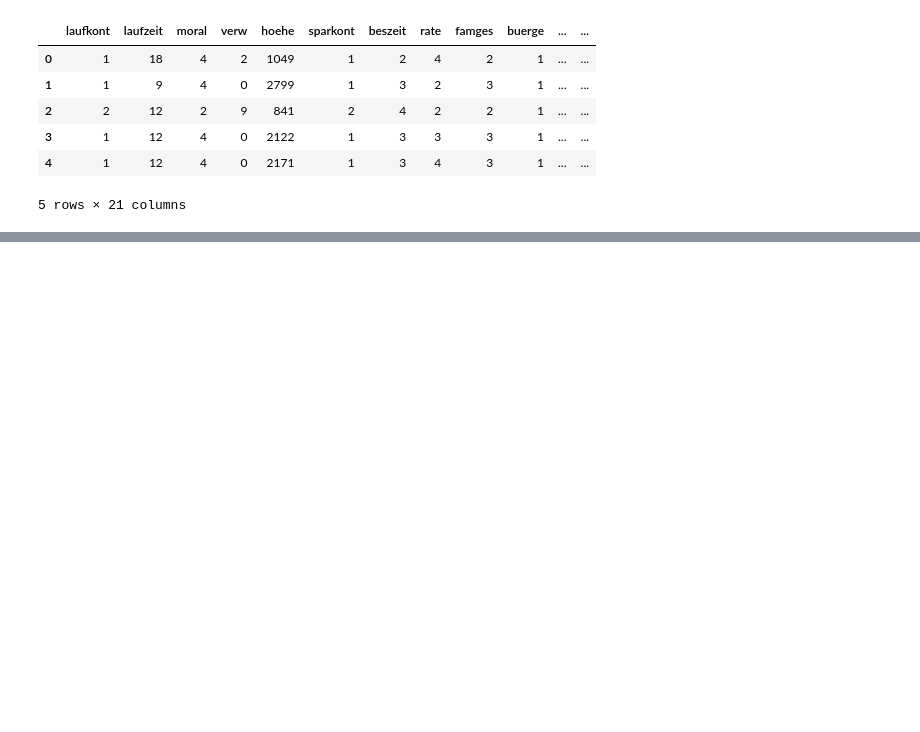
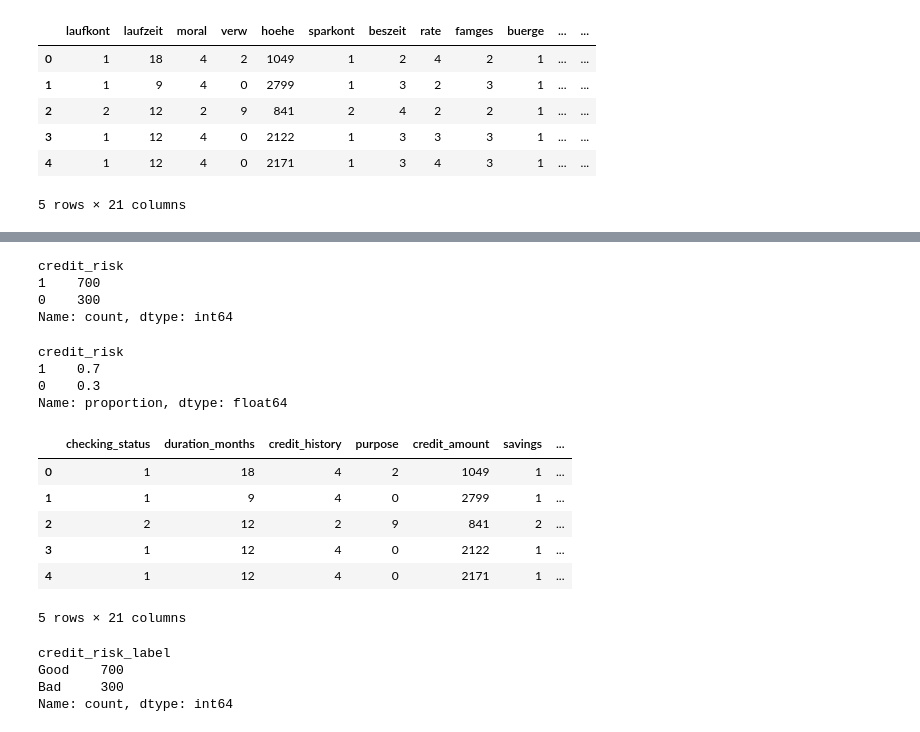
Before and after one commit to miahaa/credit-risk-analytics, a Jupyter notebook: notebooks/01_data_cleaning.ipynb, the cells around one changed output, grey strips where cells are left out. Cells and saved outputs as stored; diff of their text form; code cells hidden in the pictures; blank space fills up the shorter version.

```diff
--- a/notebooks/01_data_cleaning.ipynb
+++ b/notebooks/01_data_cleaning.ipynb
@@ -16,0 +107,38 @@ df.head()
+# %%
+df["credit_risk"].value_counts()
+# %% [output]
+credit_risk
+1    700
+0    300
+Name: count, dtype: int64
+# %%
+df["credit_risk"].value_counts(normalize=True)
+# %% [output]
+credit_risk
+1    0.7
+0    0.3
+Name: proportion, dtype: float64
+# %%
+df.head()
+# %% [output]
+|  | checking_status | duration_months | credit_history | purpose | credit_amount | savings | ... |
+| 0 | 1 | 18 | 4 | 2 | 1049 | 1 | ... |
+| 1 | 1 | 9 | 4 | 0 | 2799 | 1 | ... |
+| 2 | 2 | 12 | 2 | 9 | 841 | 2 | ... |
+| 3 | 1 | 12 | 4 | 0 | 2122 | 1 | ... |
+| 4 | 1 | 12 | 4 | 0 | 2171 | 1 | ... |
+5 rows × 21 columns
+# %%
+df["credit_risk_label"] = df["credit_risk"].map({
+    1: "Good",
+    0: "Bad"
+})
+
+df[["credit_risk", "credit_risk_label"]].head()
+
+df["credit_risk_label"].value_counts()
+# %% [output]
+credit_risk_label
+Good    700
+Bad     300
+Name: count, dtype: int64
```
Also changed, not shown: parts of 13 cells of this notebook, 2 other files.
